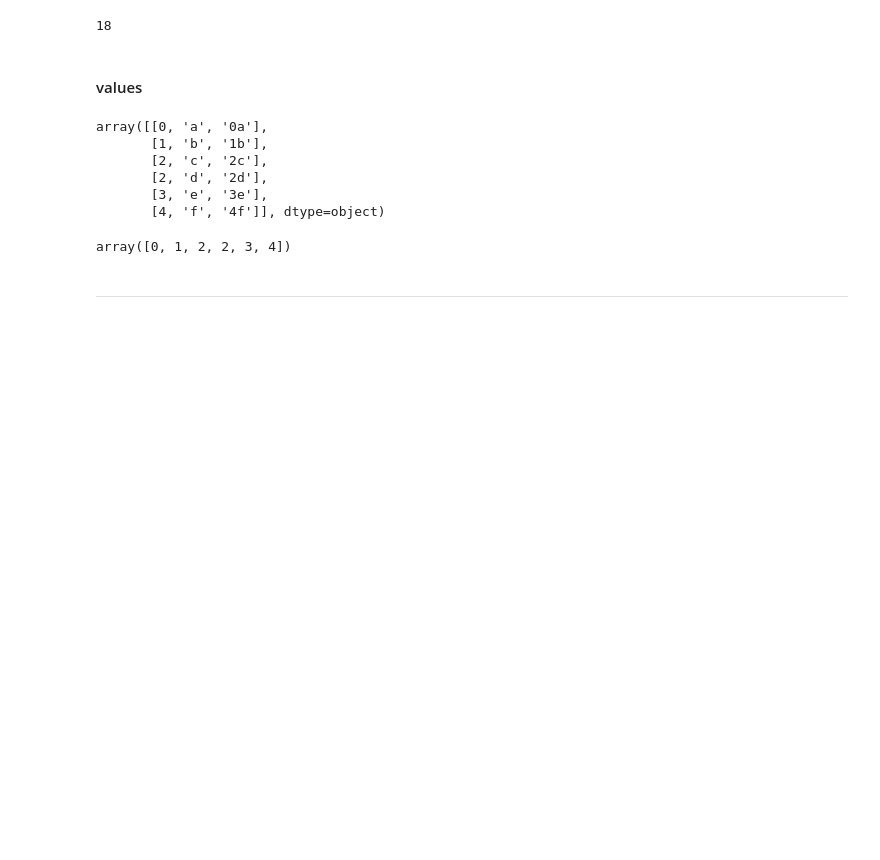
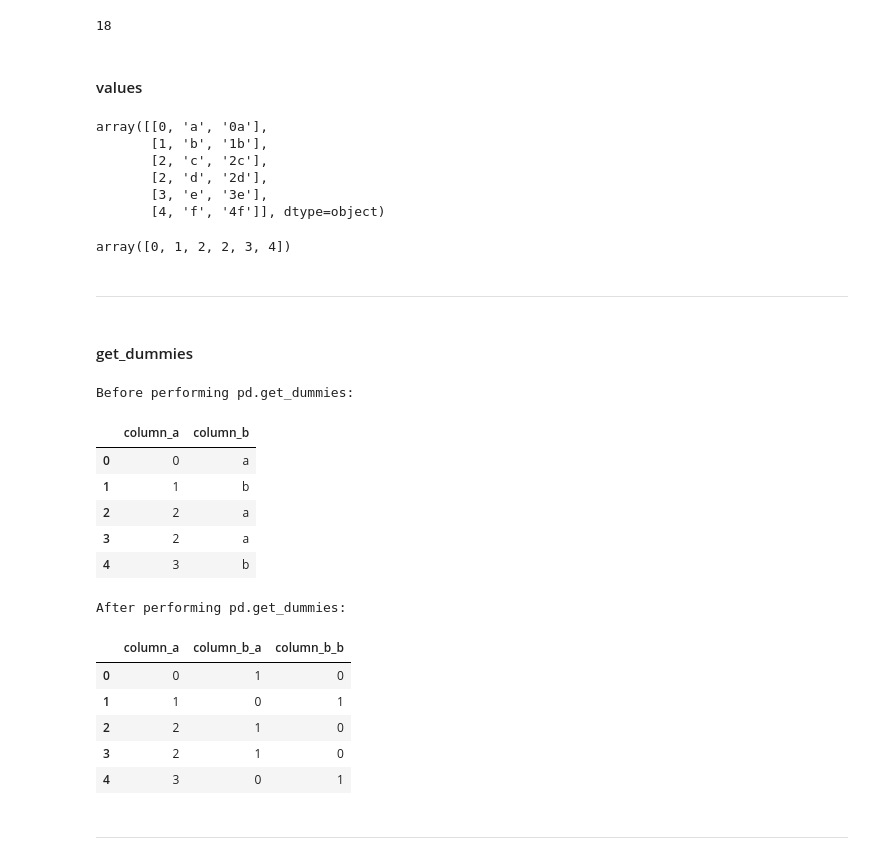
Before and after one commit to lucabenedetto/2019-ai-for-security, a Jupyter notebook: cheatsheets/pandas.ipynb, the cells around one changed output. Drawn from its saved outputs; the diff is of its cells as text; code cells hidden in the pictures; blank space fills up the shorter version.

Commit message:
added example for get_dummies

```diff
--- a/cheatsheets/pandas.ipynb
+++ b/cheatsheets/pandas.ipynb
@@ -433,3 +433,28 @@ df['column_a'].values
 array([0, 1, 2, 2, 3, 4])
 # %% [markdown]
 ---
+# %% [markdown]
+#### get_dummies
+# %%
+df = pd.DataFrame({'column_a':[0,1,2,2,3], 'column_b':['a','b','a','a','b']})
+print("Before performing pd.get_dummies:")
+display(df)
+print("After performing pd.get_dummies:")
+display(pd.get_dummies(df, 'column_b'))
+# %% [output]
+Before performing pd.get_dummies:
+|  | column_a | column_b |
+| 0 | 0 | a |
+| 1 | 1 | b |
+| 2 | 2 | a |
+| 3 | 2 | a |
+| 4 | 3 | b |
+After performing pd.get_dummies:
+|  | column_a | column_b_a | column_b_b |
+| 0 | 0 | 1 | 0 |
+| 1 | 1 | 0 | 1 |
+| 2 | 2 | 1 | 0 |
+| 3 | 2 | 1 | 0 |
+| 4 | 3 | 0 | 1 |
+# %% [markdown]
+---
```
Also changed, not shown: parts of 1 cell of this notebook.
